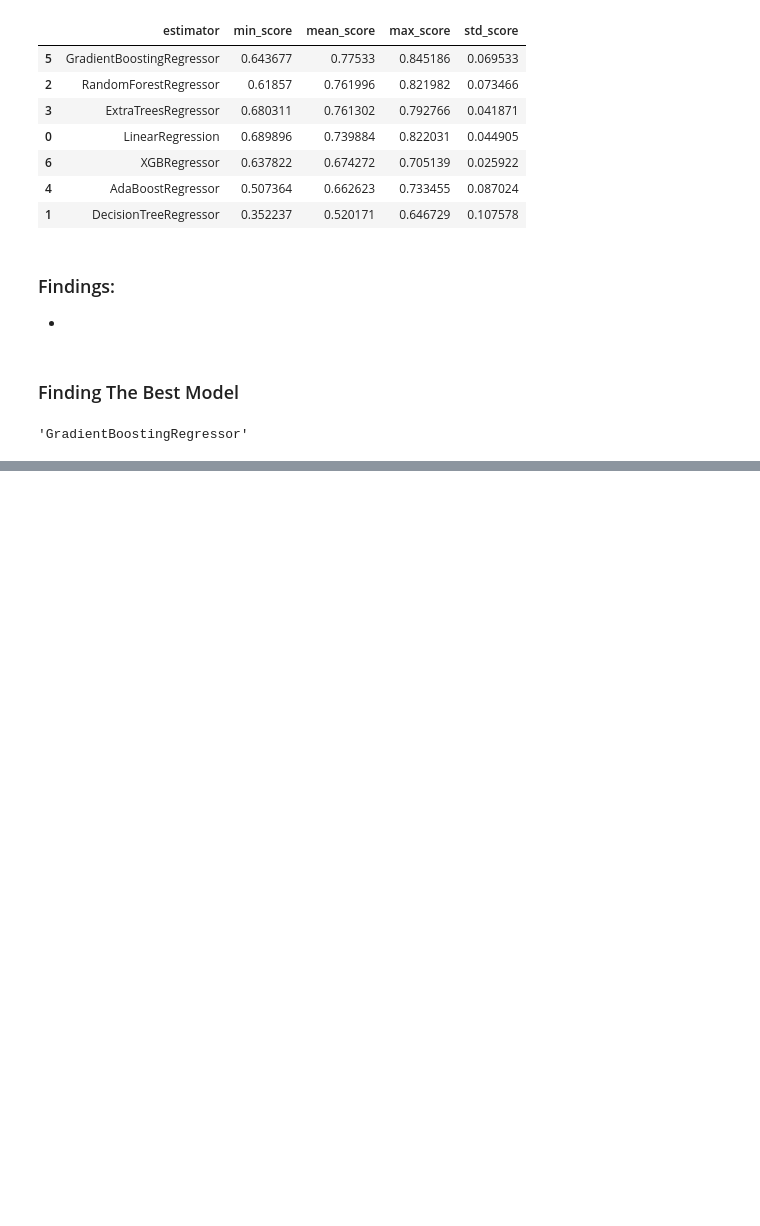
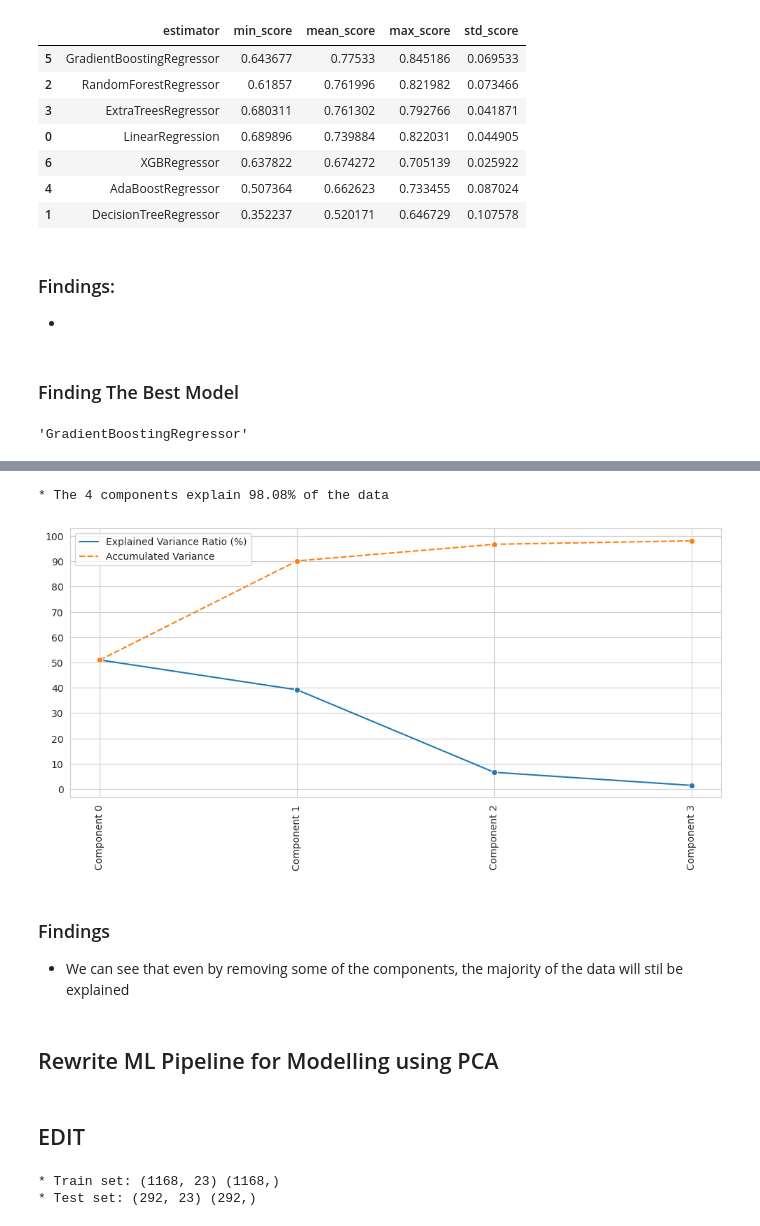
Before and after one commit to bolliebrain/ames-heritage-housing, a Jupyter notebook: jupyter_notebooks/05-SalePricePrediction.ipynb, the cells around one changed output, grey strips where cells are left out. Drawn from its saved outputs; the diff is of its cells as text; code cells hidden in the pictures; blank space fills up the shorter version.

```diff
--- a/jupyter_notebooks/05-SalePricePrediction.ipynb
+++ b/jupyter_notebooks/05-SalePricePrediction.ipynb
@@ -264,0 +449,13 @@ best_model
+# %%
+n_components = 4
+pca_components_analysis(df_pca=df_pca,n_components=n_components)
+# %% [output]
+* The 4 components explain 98.08% of the data
+[figure, added]
+# %% [markdown]
+### Findings
+* We can see that even by removing some of the components, the majority of the data will stil be explained
+# %% [markdown]
+## Rewrite ML Pipeline for Modelling using PCA
+# %% [markdown]
+## EDIT
@@ -264,0 +472,5 @@ best_model
+# %%
+print("* Train set:", X_train.shape, y_train.shape, "\n* Test set:",  X_test.shape, y_test.shape)
+# %% [output]
+* Train set: (1168, 23) (1168,)
+* Test set: (292, 23) (292,)
```
Also changed, not shown: parts of 19 cells of this notebook, 3 other files.
